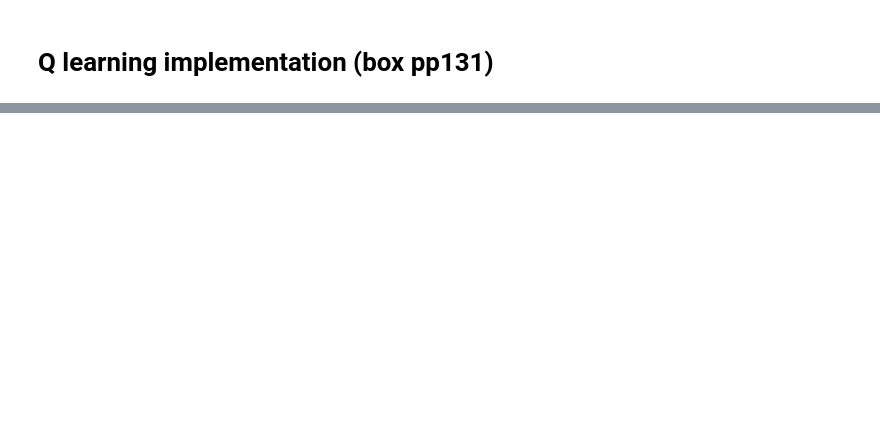
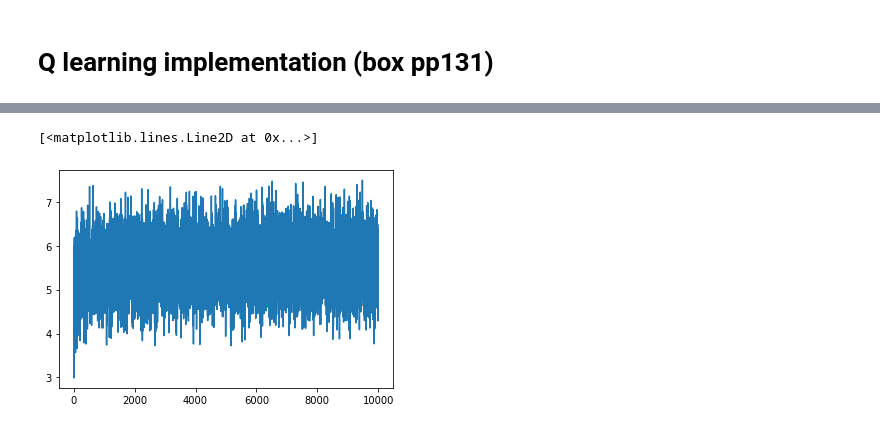
Before and after one commit to ccli3896/RLWorms, a Jupyter notebook: 10_30_model/agentdev.ipynb, the cells around one changed output, grey strips where cells are left out. Drawn from its saved outputs; the diff is of its cells as text; code cells hidden in the pictures; blank space fills up the shorter version.

```diff
--- a/10_30_model/agentdev.ipynb
+++ b/10_30_model/agentdev.ipynb
@@ -84,8 +84,7 @@ class Q_Av_Agent(Q_Agent_Base):
                 q_counts_checkpoint = None,
                 ):
 
-        super().__init__(self,
-                         env,
+        super().__init__(env,
                          gamma=gamma,
                          epsilon=epsilon,
                          q_checkpoint=q_checkpoint)
@@ -93,6 +92,8 @@ class Q_Av_Agent(Q_Agent_Base):
         # Initialize counts matrix
         if q_counts_checkpoint is not None:
             self.Qtab_counts = q_counts_checkpoint
+        else:
+            self.Qtab_counts = np.zeros((self.obs_n, self.act_n))
 
     def update(self, obs, action, next_obs, reward):
         self.Qtab_counts[obs,action] += 1
@@ -110,8 +111,7 @@ class Q_Alpha_Agent(Q_Agent_Base):
                 q_counts_checkpoint = None,
                 ):
 
-        super().__init__(self,
-                         env,
+        super().__init__(env,
                          gamma=gamma,
                          epsilon=epsilon,
                          q_checkpoint=q_checkpoint)
@@ -123,16 +123,16 @@ class Q_Alpha_Agent(Q_Agent_Base):
             self.alpha*(reward + self.gamma*np.max(self.Qtab[next_obs,:]) - self.Qtab[obs,action])
 # %%
 def learner(agent, env,
-            episodes = 1000,
+            episodes = 10000,
             steps_per_ep = 1000,
-            eps_per_eval = 100,
+            eps_per_eval = 1000,
            ):
     # Runs an evaluation episode every so often. Returns average rewards per step for these.
     # Returns average rewards for each episode.
     # Also returns agent.
 
     rewards = np.zeros(episodes)
-    eval_rewards = np.zeros(episodes//eps_per_eval)
+    eval_rewards = np.zeros((episodes//eps_per_eval)+1)
 
     for ep in range(episodes):
         obs = env.reset()
@@ -146,16 +146,21 @@ def learner(agent, env,
 
         rewards[ep] = np.mean(reward_vec)
 
-        # Evaluation episode
-        if ep%eps_per_eval==0:
+        # Evaluation episodes
+        if ep%eps_per_eval==0 or ep==episodes-1:
+            if ep%eps_per_eval==0:
+                eval_reward_ind = ep//eps_per_eval
+            else:
+                eval_reward_ind = -1
             obs = env.reset()
             eval_reward_vec = np.zeros(steps_per_ep)
 
             for step in range(steps_per_ep):
                 action = agent.eval_act(obs)
-                obs, action, next_obs, eval_reward_vec[step] = env.step(action)
+                obs, eval_reward_vec[step], done, info = env.step(action)
 
-            eval_rewards[ep//eps_per_eval] = np.mean(eval_reward_vec)
+            eval_rewards[eval_reward_ind] = np.mean(eval_reward_vec)
+            print(f'Eval {eval_reward_ind}: average {eval_rewards[eval_reward_ind]}')
 
     return agent, rewards, eval_rewards
 # %%
@@ -165,0 +169,2 @@ TypeError: __init__() got multiple values for argument 'gamma'
+# %%
+av_mouse_learned, rewards, eval_rewards = learner(av_mouse, toy_worm)
@@ -165,0 +183,5 @@ TypeError: __init__() got multiple values for argument 'gamma'
+# %%
+plt.plot(rewards)
+# %% [output]
+[<matplotlib.lines.Line2D at 0x...>]
+[figure, added]
```
Also changed, not shown: parts of 4 cells of this notebook, 3 other files.
